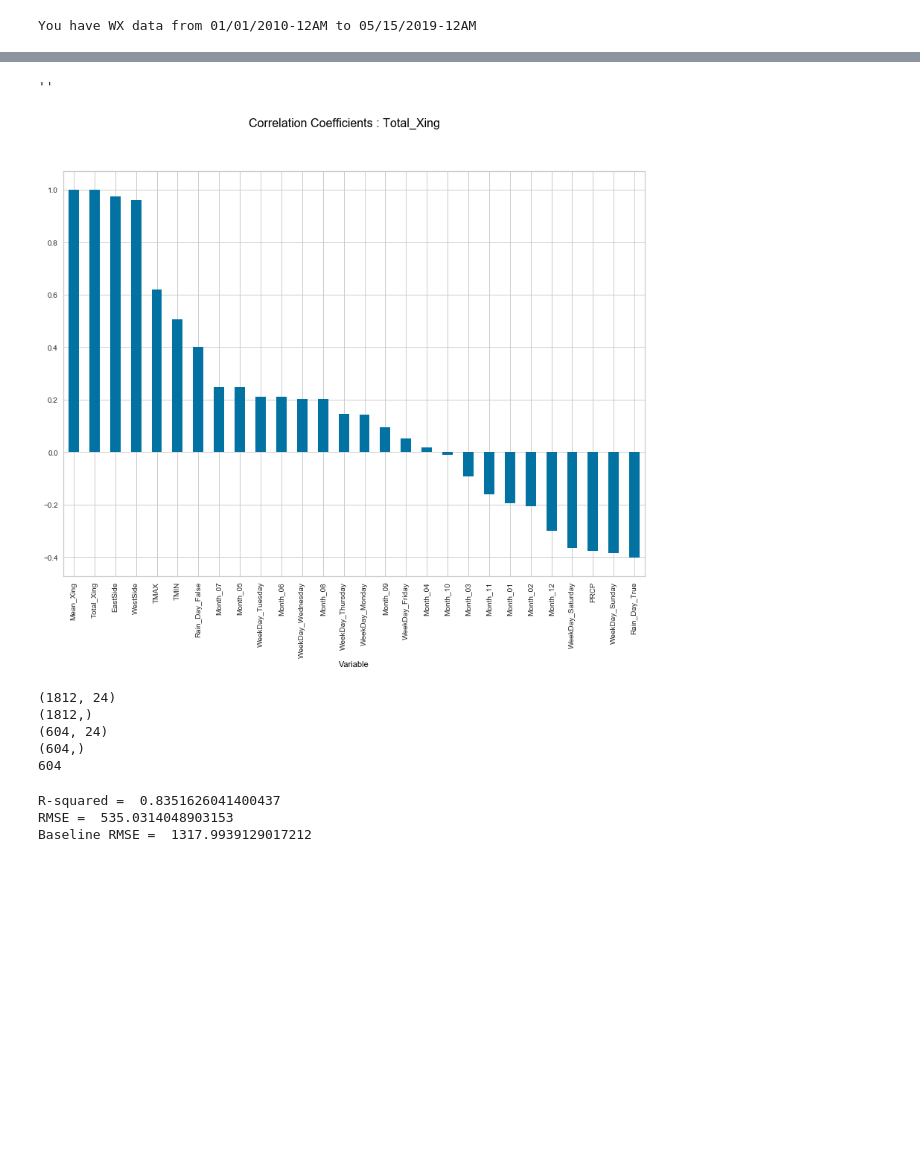
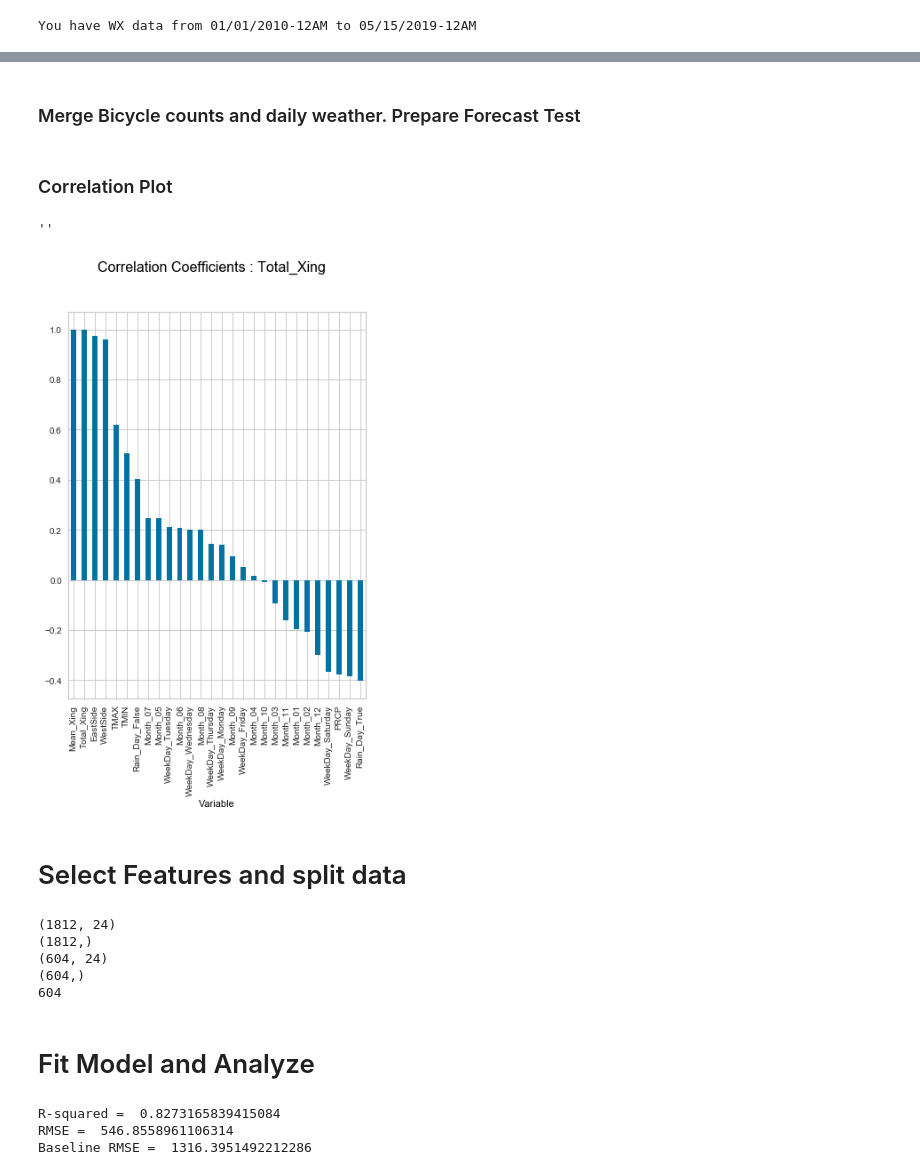
Before and after one commit to codyRing/Data_Science_Captstone, a Jupyter notebook: Daily Regression.ipynb, the cells around one changed output, grey strips where cells are left out. Cells and saved outputs as stored; diff of their text form; code cells hidden in the pictures; blank space fills up the shorter version.

Commit message:
More updates, alomst finished. added more charts and annotated models

```diff
--- a/Daily Regression.ipynb
+++ b/Daily Regression.ipynb
@@ -134,3 +166,5 @@ You have WX data from 01/01/2010-12AM to 05/15/2019-12AM
+# %% [markdown]
+### Merge Bicycle counts and daily weather. Prepare Forecast Test
 # %%
 data = fremont_d.merge(wx_d, how = 'inner',left_on = 'Date_Join',right_on = 'Date_Join')
 data = pd.get_dummies(data=data, columns = ['Month','Rain_Day','WeekDay'])
@@ -137,15 +192,20 @@ data = pd.get_dummies(data=data, columns = ['Month','Rain_Day','WeekDay'])
+# %% [markdown]
+### Correlation Plot
 # %%
-fig, ax = plt.subplots(nrows=1, ncols=1,figsize = [14,10],)
+
+fig, ax = plt.subplots(nrows=1, ncols=1,figsize = [6,8],)
 corr = data.corr()
 corr['Total_Xing'].sort_values(ascending=False).plot(kind='bar',ax=ax)
 ax.set_xlabel("Variable", color="black")
 #ax.set_xlabel("Correlation Coefficient", color="black")
 fig.suptitle('Correlation Coefficients : Total_Xing', fontsize=16,color='black')
 plt.savefig('./Figures/Daily_Coefficients.png')
 ;
 # %% [output]
 ''
-[figure, old version]
+[figure, new version]
+# %% [markdown]
+# Select Features and split data
 # %%
 features = [
     'PRCP',
@@ -209,22 +270,26 @@ print(len(y_baseline))
 (604, 24)
 (604,)
 604
+# %% [markdown]
+# Fit Model and Analyze
 # %%
 model = Ridge(alpha=5)
-#model = LogisticRegression()
 model.fit(X_train, y_train)
+
+
 y_pred = model.predict(X_test)
+y_pred_forecast = model.predict(X_forecast)
+
 
 #save model coeficients
 coef = Series(model.coef_,features).sort_values(ascending=False)
 
-#set negative predictons to 0???
-#y_pred[y_pred < 0] = 10
+
 
 print("R-squared = ", model.score(X_test, y_test))
 print("RMSE = ",np.sqrt(metrics.mean_squared_error(y_test, y_pred)))
 print("Baseline RMSE = ",np.sqrt(metrics.mean_squared_error(y_test, y_baseline)))
 # %% [output]
-R-squared =  0.8351626041400437
-RMSE =  535.0314048903153
-Baseline RMSE =  1317.9939129017212
+R-squared =  0.8273165839415084
+RMSE =  546.8558961106314
+Baseline RMSE =  1316.3951492212286
```
Also changed, not shown: parts of 21 cells of this notebook, 8 other files.
